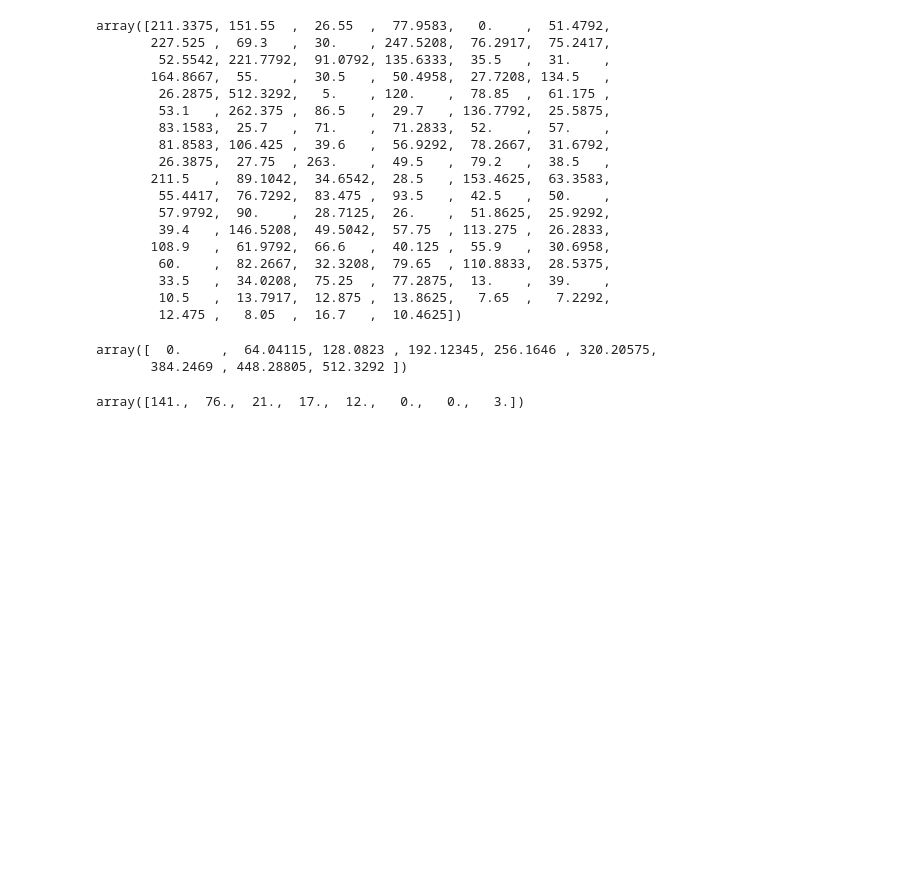
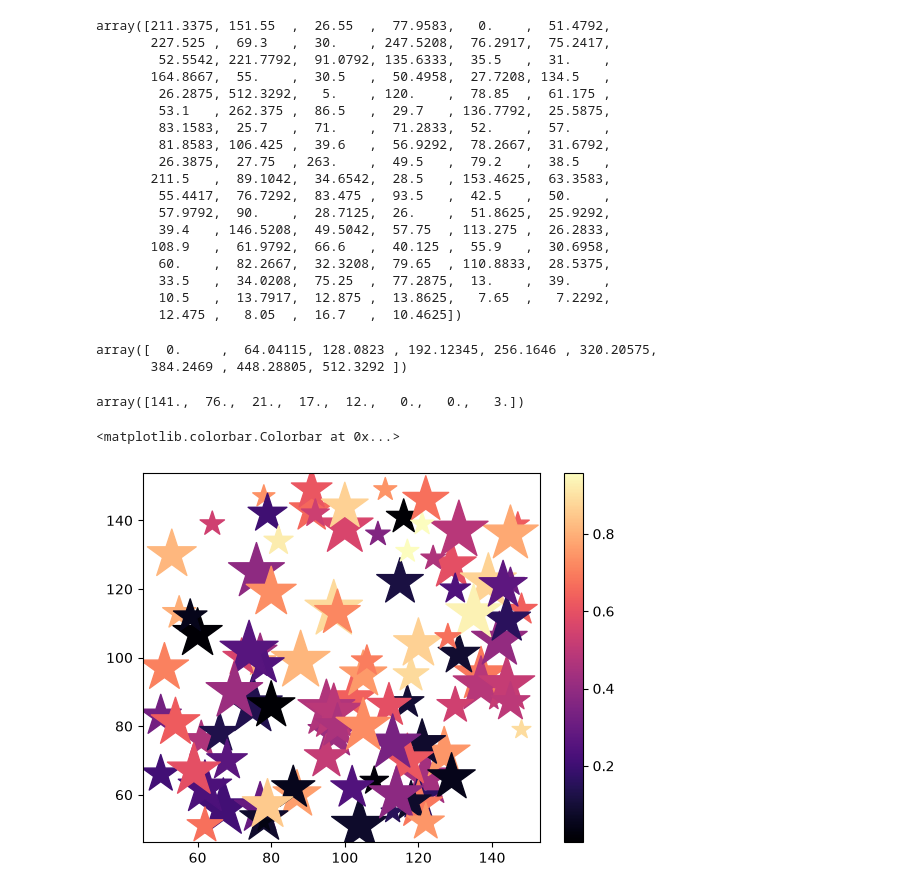
Before and after one commit to Ashuu189/python-libraries-pro, a Jupyter notebook: PracticeSheet/complete-matplotlib-sheet.ipynb, the cells around one changed output. Saved outputs shown, nothing was run; the diff lists cells and outputs as text; code cells hidden in the pictures; blank space fills up the shorter version.

Commit message:
Completed scatter

```diff
--- a/PracticeSheet/complete-matplotlib-sheet.ipynb
+++ b/PracticeSheet/complete-matplotlib-sheet.ipynb
@@ -700,3 +700,15 @@ array([  0.     ,  64.04115, 128.0823 , 192.12345, 256.1646 , 320.20575,
 b[0]
 # %% [output]
 array([141.,  76.,  21.,  17.,  12.,   0.,   0.,   3.])
+# %%
+x=np.random.randint(10,100,100)
+# %%
+y=np.random.randint(10,100,100)
+# %%
+colors= np.random.rand(100)
+sizes=20* np.random.randint(10, 100, 100)
+plt.scatter(x,y,marker='*',s=sizes, c=colors,cmap='magma')
+plt.colorbar()
+# %% [output]
+<matplotlib.colorbar.Colorbar at 0x...>
+[figure, added]
```
Also changed, not shown: parts of 4 cells of this notebook.
